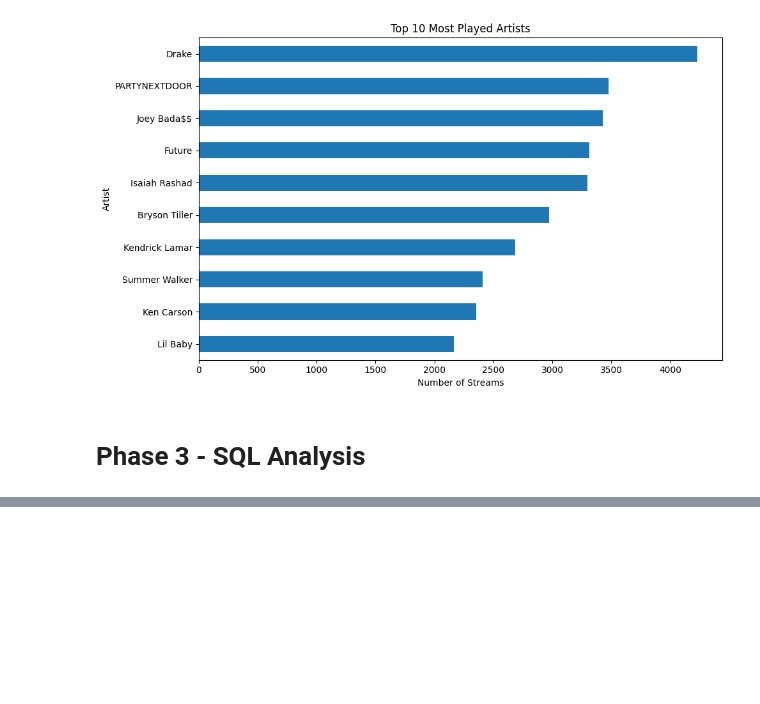
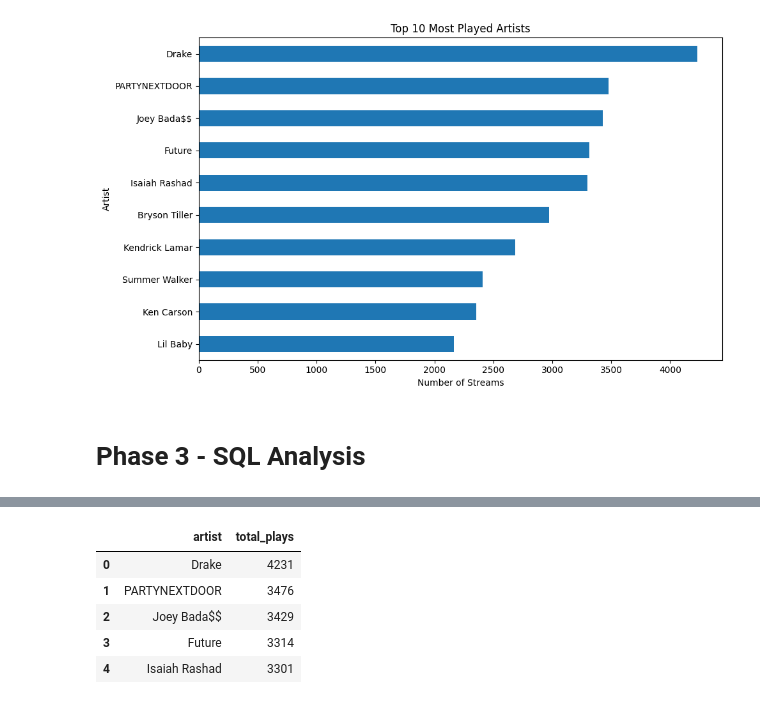
Before and after one commit to Medha-Subramaniyan/spotify-listening-analysis, a Jupyter notebook: cleaning.ipynb, the cells around one changed output, grey strips where cells are left out. Saved outputs shown, nothing was run; the diff lists cells and outputs as text; code cells hidden in the pictures; blank space fills up the shorter version.

```diff
--- a/cleaning.ipynb
+++ b/cleaning.ipynb
@@ -531,0 +1162,19 @@ con.sql("CREATE OR REPLACE TABLE streams AS SELECT * FROM 'spotify_cleaned.parqu
+# %%
+top_5_artists = con.sql("""
+    SELECT
+        master_metadata_album_artist_name AS artist,
+        COUNT(*) AS total_plays
+    FROM streams
+    GROUP BY 1
+    ORDER BY 2 DESC
+    LIMIT 5
+""").df()
+
+top_5_artists
+# %% [output]
+|  | artist | total_plays |
+| 0 | Drake | 4231 |
+| 1 | PARTYNEXTDOOR | 3476 |
+| 2 | Joey Bada$$ | 3429 |
+| 3 | Future | 3314 |
+| 4 | Isaiah Rashad | 3301 |
```
Also changed, not shown: parts of 39 cells of this notebook, 12 other files.
